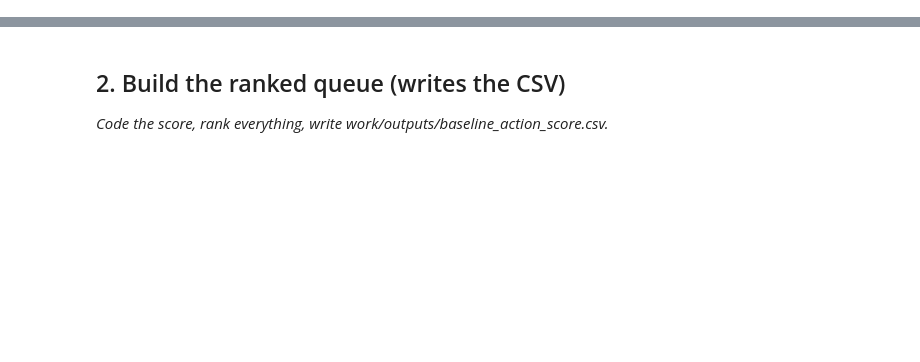
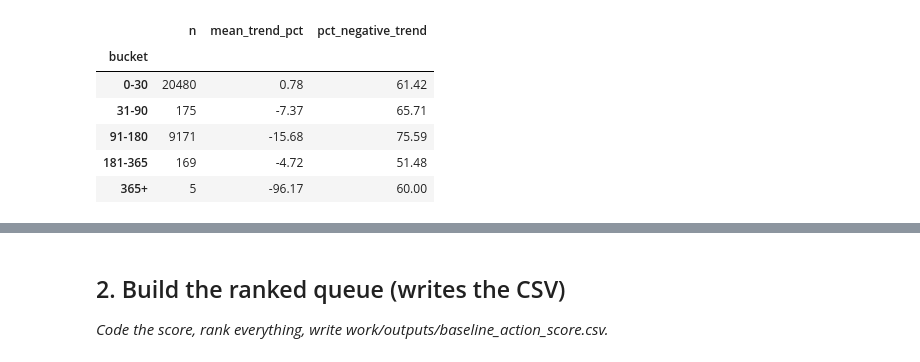
Before and after one commit to Softwareguy786/ML_INTERNSHIP_01, a Jupyter notebook: work/notebooks/w04_baseline_score.ipynb, the cells around one changed output, grey strips where cells are left out. Cells and saved outputs as stored; diff of their text form; code cells hidden in the pictures; blank space fills up the shorter version.

```diff
--- a/work/notebooks/w04_baseline_score.ipynb
+++ b/work/notebooks/w04_baseline_score.ipynb
@@ -15,0 +24,24 @@ This skeleton is yours to fill. Work the sections **in order** — each one has
+# %%
+bins = [0, 30, 90, 180, 365, float('inf')]
+labels = ['0-30', '31-90', '91-180', '181-365', '365+']
+
+staleness_buckets = (
+    df.assign(bucket=pd.cut(df['days_since_last_update'], bins=bins, labels=labels))
+      .groupby('bucket', observed=True)
+      .agg(
+          n=('content_id', 'count'),
+          mean_trend_pct=('trend_pct', 'mean'),
+          pct_negative_trend=('trend_pct', lambda s: (s < 0).mean() * 100),
+      )
+      .round(2)
+)
+
+staleness_buckets
+# %% [output]
+|  | n | mean_trend_pct | pct_negative_trend |
+| bucket |  |  |  |
+| 0-30 | 20480 | 0.78 | 61.42 |
+| 31-90 | 175 | -7.37 | 65.71 |
+| 91-180 | 9171 | -15.68 | 75.59 |
+| 181-365 | 169 | -4.72 | 51.48 |
+| 365+ | 5 | -96.17 | 60.00 |
```
Also changed, not shown: parts of 18 cells of this notebook.
